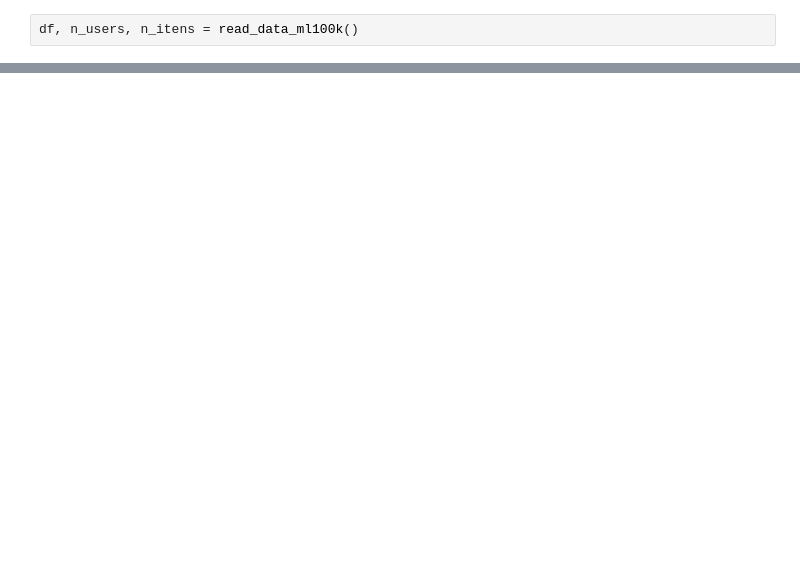
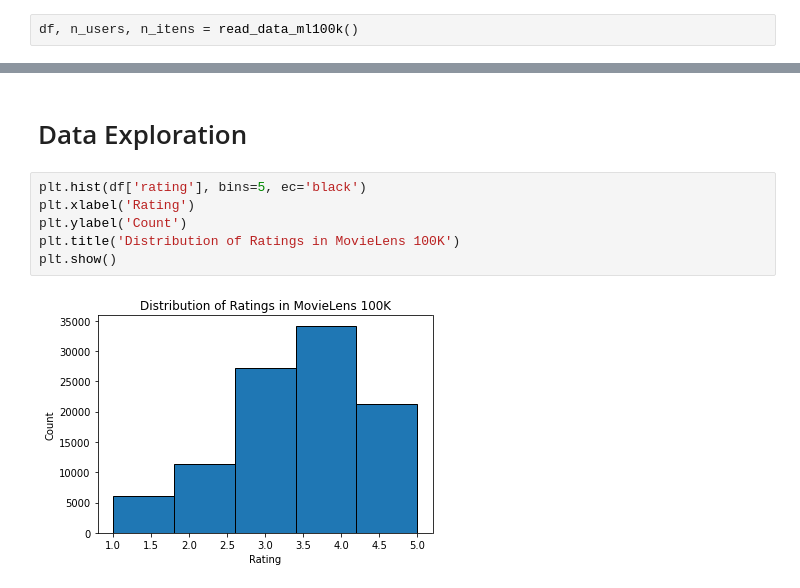
Before and after one commit to dimassores/intro-to-rec, a Jupyter notebook: notebooks/collaborative-filtering.ipynb, the cells around one changed output, grey strips where cells are left out. Drawn from its saved outputs; the diff is of its cells as text; blank space fills up the shorter version.

Commit message:
cf exploration

```diff
--- a/notebooks/collaborative-filtering.ipynb
+++ b/notebooks/collaborative-filtering.ipynb
@@ -24,0 +35,10 @@ df.head()
+# %% [markdown]
+# Data Exploration
+# %%
+plt.hist(df['rating'], bins=5, ec='black')
+plt.xlabel('Rating')
+plt.ylabel('Count')
+plt.title('Distribution of Ratings in MovieLens 100K')
+plt.show()
+# %% [output]
+[figure, added]
```
Also changed, not shown: parts of 32 cells of this notebook, 2 other files.
